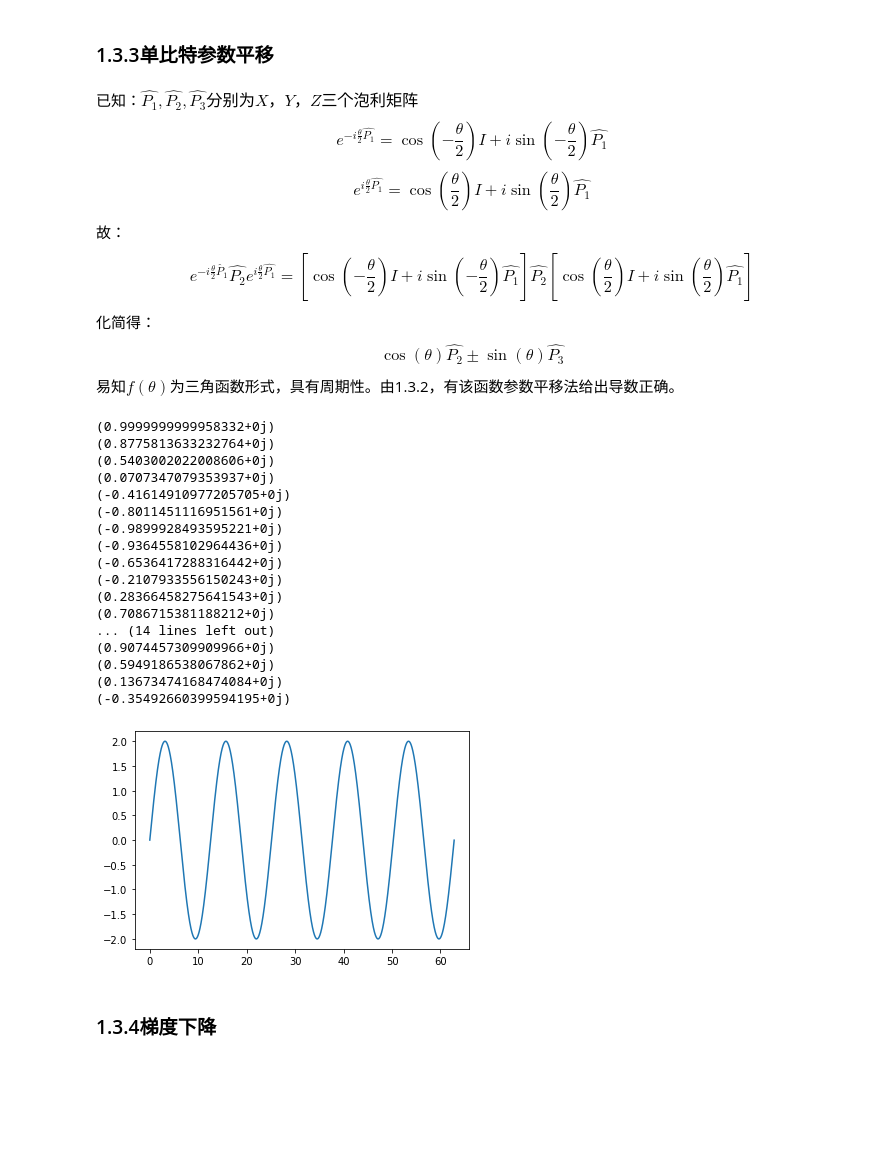
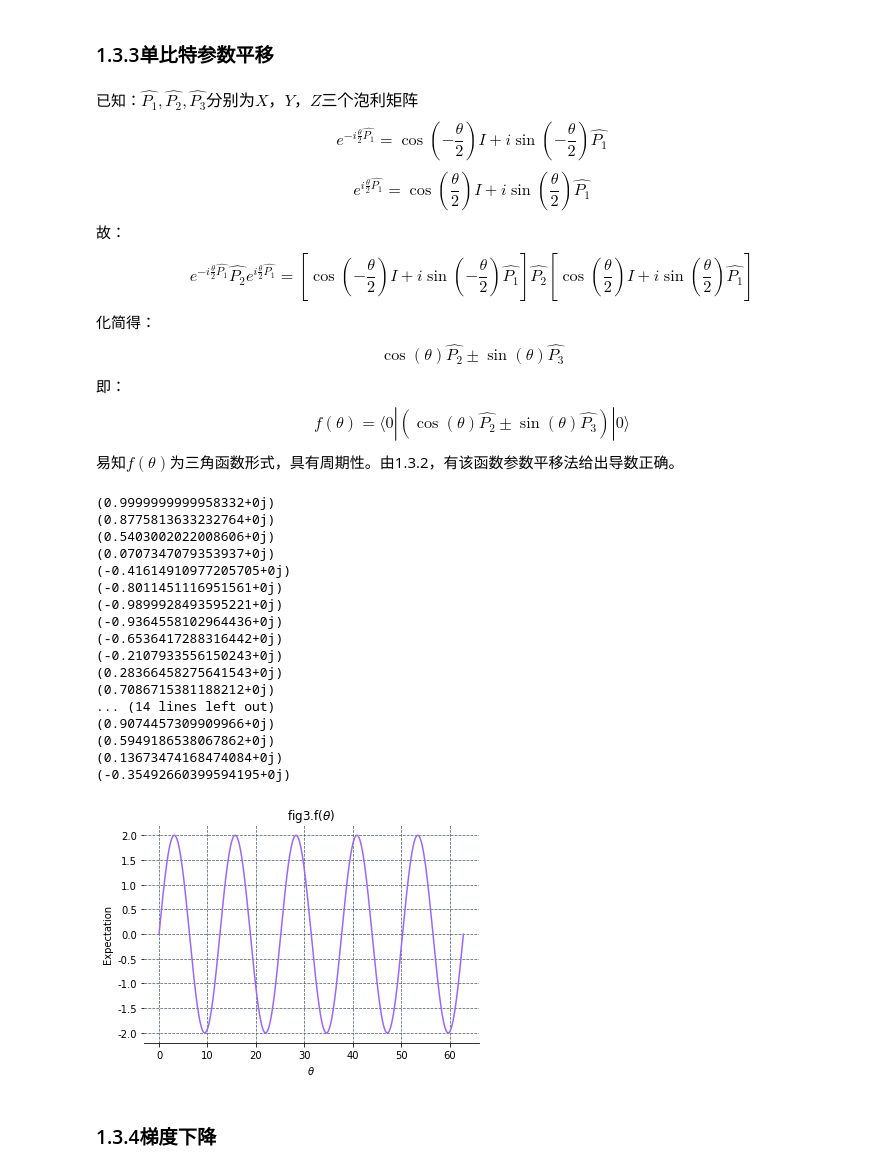
Before and after one commit to BenjaminT2048/quantum_simulations, a Jupyter notebook: coding diary.ipynb, the cells around one changed output. Cells and saved outputs as stored; diff of their text form; code cells hidden in the pictures; blank space fills up the shorter version.

```diff
--- a/coding diary.ipynb
+++ b/coding diary.ipynb
@@ -244,6 +258,7 @@ $$e^{-i\frac{\theta}{2}\hat{P_1}}=\cos(-\frac{\theta}{2})I+i\sin(-\frac{\theta}{
 $$e^{i\frac{\theta}{2}\hat{P_1}}=\cos(\frac{\theta}{2})I+i\sin(\frac{\theta}{2})\hat{P_1}$$
 故：$$e^{-i\frac{\theta}{2}\hat{P_1}}\hat{P_2}e^{i\frac{\theta}{2}\hat{P_1}}=[\cos(-\frac{\theta}{2})I+i\sin(-\frac{\theta}{2})\hat{P_1}]\hat{P_2}[\cos(\frac{\theta}{2})I+i\sin(\frac{\theta}{2})\hat{P_1}]$$
 化简得：$$\cos(\theta)\hat{P_2}\pm\sin(\theta)\hat{P_3}$$
+即：$$f(\theta) = \langle0|(\cos(\theta)\hat{P_2}\pm\sin(\theta)\hat{P_3})|0\rangle$$
 易知$f(\theta)$为三角函数形式，具有周期性。由1.3.2，有该函数参数平移法给出导数正确。
 # %%
 import tensorcircuit as tc
@@ -263,35 +278,44 @@ def f(theta):
     C = np.exp(-1j*theta*P_1/2)
     D = np.exp(1j*theta*P_1/2)
     g = C @ P_2 @ D
     return g[0][0]
 
 y=0.00001
 for x in range(30):
     a = (f(x+y)-f(x))/y
     print(a)
 
+fig,ax = plt.subplots()
+ax.spines["left"].set_visible(False)
+ax.spines["top"].set_visible(False)
+ax.spines["right"].set_visible(False)
+plt.title(r"fig3.f($\theta$)")
+plt.xlabel(r"$\theta$")
+plt.ylabel(r"Expectation")
+ax.grid(ls = "--", lw = 0.75, color = "#4E616C")
+
 theta_list = np.arange(0, 20* np.pi, 0.01)
-plt.plot(theta_list, [f(theta) for theta in theta_list])
+plt.plot(theta_list, [f(theta) for theta in theta_list], color = "#9966FF")
 plt.show()
 # %% [output]
 (0.9999999999958332+0j)
 (0.8775813633232764+0j)
 (0.5403002022008606+0j)
 (0.0707347079353937+0j)
 (-0.41614910977205705+0j)
 (-0.8011451116951561+0j)
 (-0.9899928493595221+0j)
 (-0.9364558102964436+0j)
 (-0.6536417288316442+0j)
 (-0.2107933556150243+0j)
 (0.28366458275641543+0j)
 (0.7086715381188212+0j)
 ... (14 lines left out)
 (0.9074457309909966+0j)
 (0.5949186538067862+0j)
 (0.13673474168474084+0j)
 (-0.35492660399594195+0j)
-[figure, old version]
+[figure, new version]
 # %% [markdown]
 ### 1.3.4梯度下降
 # %% [markdown]
```
Also changed, not shown: parts of 7 cells of this notebook.
